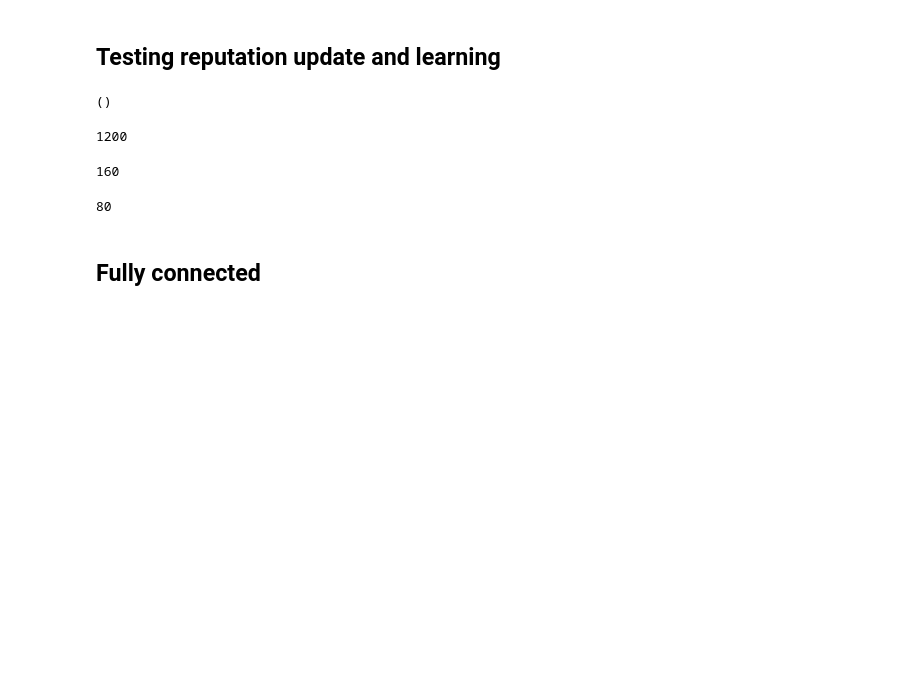
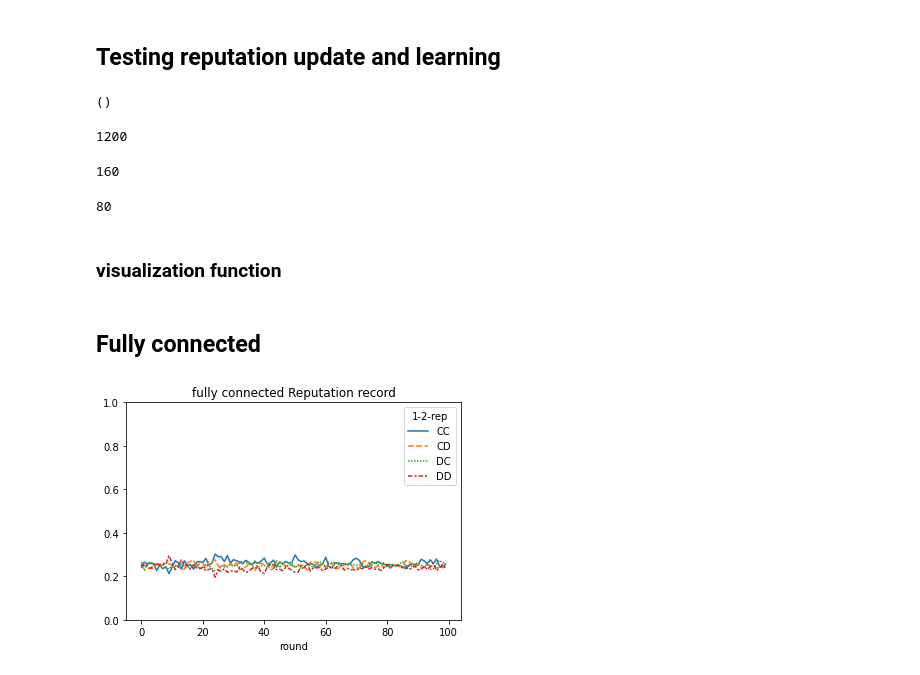
Before and after one commit to jiajia20/DDM_rep_learning, a Jupyter notebook: 2_Reputation_learning_in_loop/test_n_viz.ipynb, the cells around one changed output. Saved outputs shown, nothing was run; the diff lists cells and outputs as text; code cells hidden in the pictures; blank space fills up the shorter version.

```diff
--- a/2_Reputation_learning_in_loop/test_n_viz.ipynb
+++ b/2_Reputation_learning_in_loop/test_n_viz.ipynb
@@ -9,7 +9,7 @@ study_ordered_large.main()
 ()
 # %%
 import pandas
-csv = pandas.read_csv('l-log-2022-03-21.csv', sep=',', header=0)
+csv = pandas.read_csv('l-log-2022-04-05.csv', sep=',', header=0)
 df_fully_connected = csv[csv['network'] == 'fully-connected']
 df_disconnected = csv[csv['network'] == 'disconnected']
 df_ring = csv[csv['network'] == 'ring']
@@ -26,3 +26,26 @@ len(df_ring.loc[df_ring['round'] == 0])
 len(df_disconnected.loc[df_disconnected['round'] == 0])
 # %% [output]
 80
+# %% [markdown]
+### visualization function
+# %%
+def draw_reputation(network_type, df):
+    rep = len(df.loc[df['round'] == 0])
+    df['1-2-rep'] = df['player 1 rep'].astype(str) + df['player 2 rep'].astype(str)
+    df_r = df[["participant cluster", "round","1-2-rep"]]
+
+    participant_round_counts = df_r.groupby(['1-2-rep','round']).count().reset_index()
+    #participant_round_counts.rename(colums={'1-2-choice': 'choice of agent A and B'}, inplace=True)
+
+    pvt = pandas.pivot_table(participant_round_counts, values='participant cluster', index='round',columns=['1-2-rep'])/rep
+    sns.lineplot(data=pvt).set(title=network_type+' Reputation record',ylim=(0, 1))
+
+def draw_choices(network_type, df):
+    rep = len(df.loc[df['round'] == 0])
+    df['1-2-choice'] = df['player 1 choice'].astype(str) + df['player 2 choice'].astype(str)
+    df_r = df[["participant cluster", "round","1-2-choice"]]
+    participant_round_counts = df_r.groupby(['1-2-choice','round']).count().reset_index()
+    #participant_round_counts.rename(colums={'1-2-choice': 'choice of agent A and B'}, inplace=True)
+
+    pvt = pandas.pivot_table(participant_round_counts, values='participant cluster', index='round',columns=['1-2-choice'])/rep
+    sns.lineplot(data=pvt).set(title= network_type + ' Average choices',ylim=(0, 1))
@@ -29,2 +55,6 @@ len(df_disconnected.loc[df_disconnected['round'] == 0])
 # %% [markdown]
 ## Fully connected
+# %%
+draw_reputation("fully connected", df_fully_connected)
+# %% [output]
+[figure, added]
```
Also changed, not shown: parts of 17 cells of this notebook, 5 other files.
